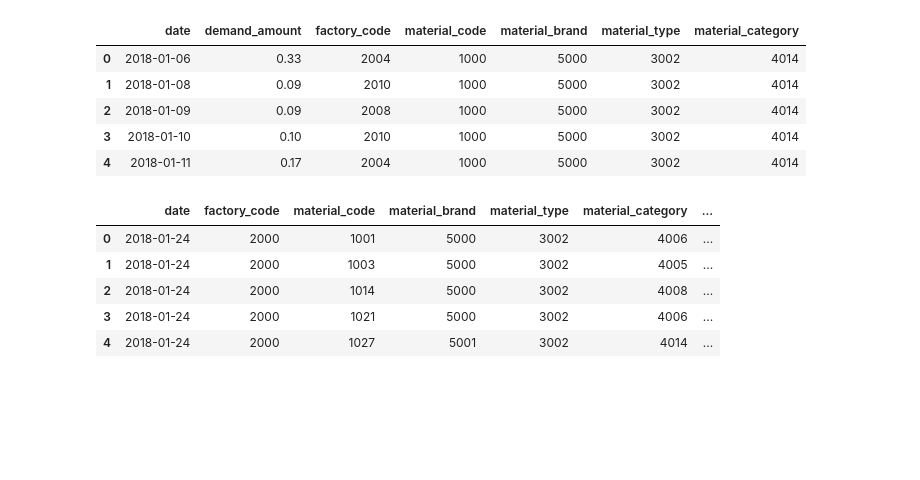
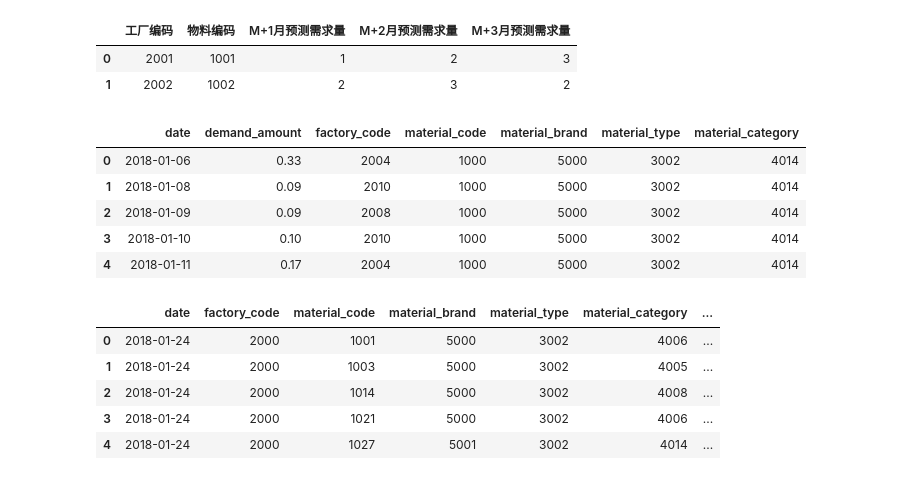
Before and after one commit to waynewang123/data_competitions, a Jupyter notebook: the_5th_industry_competitions/demand forecasting/Untitled.ipynb, the cells around one changed output. Saved outputs shown, nothing was run; the diff lists cells and outputs as text; code cells hidden in the pictures; blank space fills up the shorter version.

```diff
--- a/the_5th_industry_competitions/demand forecasting/Untitled.ipynb
+++ b/the_5th_industry_competitions/demand forecasting/Untitled.ipynb
@@ -5,7 +7,13 @@ import matplotlib.pyplot as plt
 # %%
 demand = pd.read_csv('demand_train.csv')
 stock = pd.read_csv('stock_train.csv')
-sample_submission = pd.read_csv("提交结果模板.csv")
+sample_submission = pd.read_csv("提交结果模板.csv",encoding = 'gb18030')
+# %%
+sample_submission
+# %% [output]
+|  | 工厂编码 | 物料编码 | M+1月预测需求量 | M+2月预测需求量 | M+3月预测需求量 |
+| 0 | 2001 | 1001 | 1 | 2 | 3 |
+| 1 | 2002 | 1002 | 2 | 3 | 2 |
 # %%
 demand_cols_mapping = {
     '过账日期':'date',
```
Also changed, not shown: parts of 14 cells of this notebook, 1 other file.
